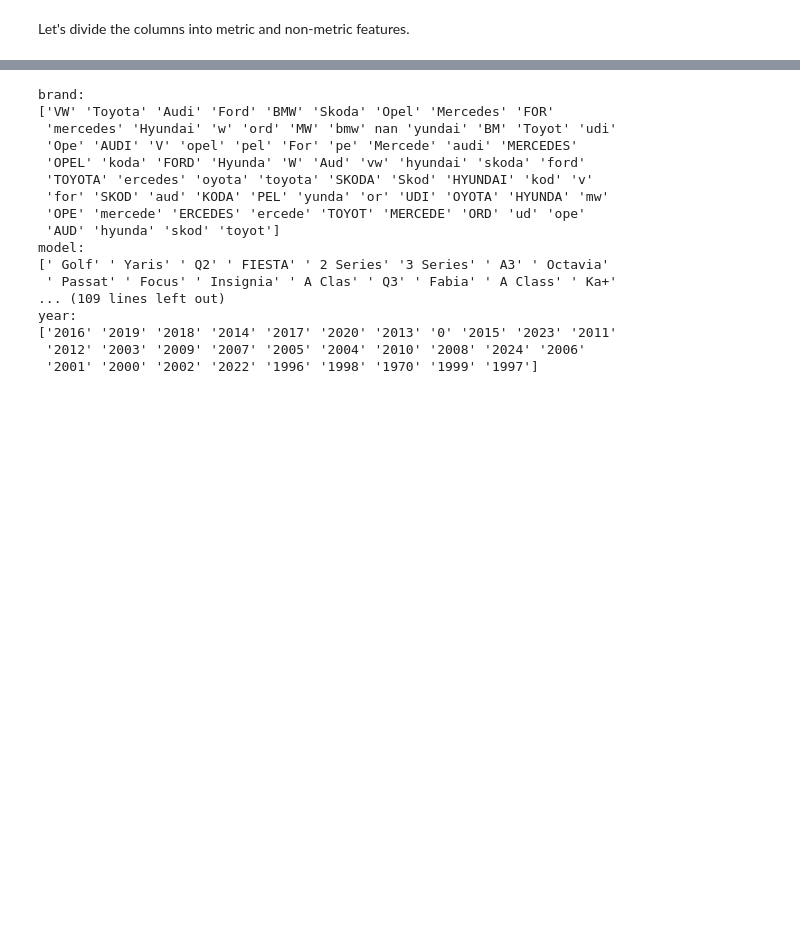
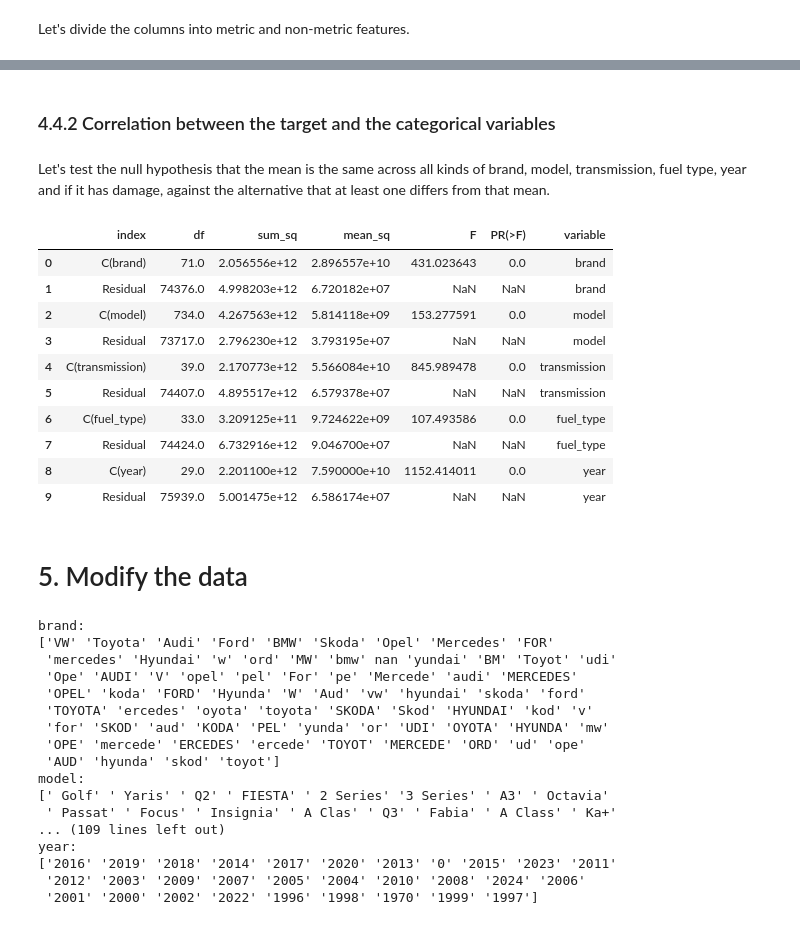
Before and after one commit to TheFriendlyTwin/Group14-Cars4You-Project, a Jupyter notebook: todo_28.10.ipynb, the cells around one changed output, grey strips where cells are left out. Saved outputs shown, nothing was run; the diff lists cells and outputs as text; code cells hidden in the pictures; blank space fills up the shorter version.

```diff
--- a/todo_28.10.ipynb
+++ b/todo_28.10.ipynb
@@ -376,3 +393,41 @@ numeric_columns = list(independent_columns.drop(categorical_columns))
+# %% [markdown]
+### 4.4.2 Correlation between the target and the categorical variables
+# %% [markdown]
+Let's test the null hypothesis that the mean is the same across all kinds of brand, model, transmission, fuel type, year and if it has damage, against the alternative that at least one differs from that mean.
+# %%
+anova_results = {}
+for cat_col in categorical_columns:
+    formula = f'price ~ C({cat_col})'                                                           # C indicates to the formula that the column is categorical
+    model = smf.ols(formula, data=train_data).fit()
+    anova_table = sm.stats.anova_lm(model)
+    anova_results[cat_col] = anova_table
+
+
+# Dataframe for the ANOVA results
+anova_results_df = pd.DataFrame()
+
+# Append each result obtained from the ANOVA test to the anova_results_df
+for cat_col, anova_table in anova_results.items():
+    temp_df = anova_table.copy()
+    temp_df['variable'] = cat_col                                                               # Save each category column name in a new column named variable
+    temp_df = temp_df.reset_index()                                                             # Convert index to column
+    anova_results_df = pd.concat([anova_results_df, temp_df], ignore_index=True)
+
+anova_results_df
+# %% [output]
+|  | index | df | sum_sq | mean_sq | F | PR(>F) | variable |
+| 0 | C(brand) | 71.0 | 2.056556e+12 | 2.896557e+10 | 431.023643 | 0.0 | brand |
+| 1 | Residual | 74376.0 | 4.998203e+12 | 6.720182e+07 | NaN | NaN | brand |
+| 2 | C(model) | 734.0 | 4.267563e+12 | 5.814118e+09 | 153.277591 | 0.0 | model |
+| 3 | Residual | 73717.0 | 2.796230e+12 | 3.793195e+07 | NaN | NaN | model |
+| 4 | C(transmission) | 39.0 | 2.170773e+12 | 5.566084e+10 | 845.989478 | 0.0 | transmission |
+| 5 | Residual | 74407.0 | 4.895517e+12 | 6.579378e+07 | NaN | NaN | transmission |
+| 6 | C(fuel_type) | 33.0 | 3.209125e+11 | 9.724622e+09 | 107.493586 | 0.0 | fuel_type |
+| 7 | Residual | 74424.0 | 6.732916e+12 | 9.046700e+07 | NaN | NaN | fuel_type |
+| 8 | C(year) | 29.0 | 2.201100e+12 | 7.590000e+10 | 1152.414011 | 0.0 | year |
+| 9 | Residual | 75939.0 | 5.001475e+12 | 6.586174e+07 | NaN | NaN | year |
+# %% [markdown]
+# 5. Modify the data
 # %%
 # Get the unique values for each column of the data
 for name in categorical_columns:
```
Also changed, not shown: parts of 16 cells of this notebook.
